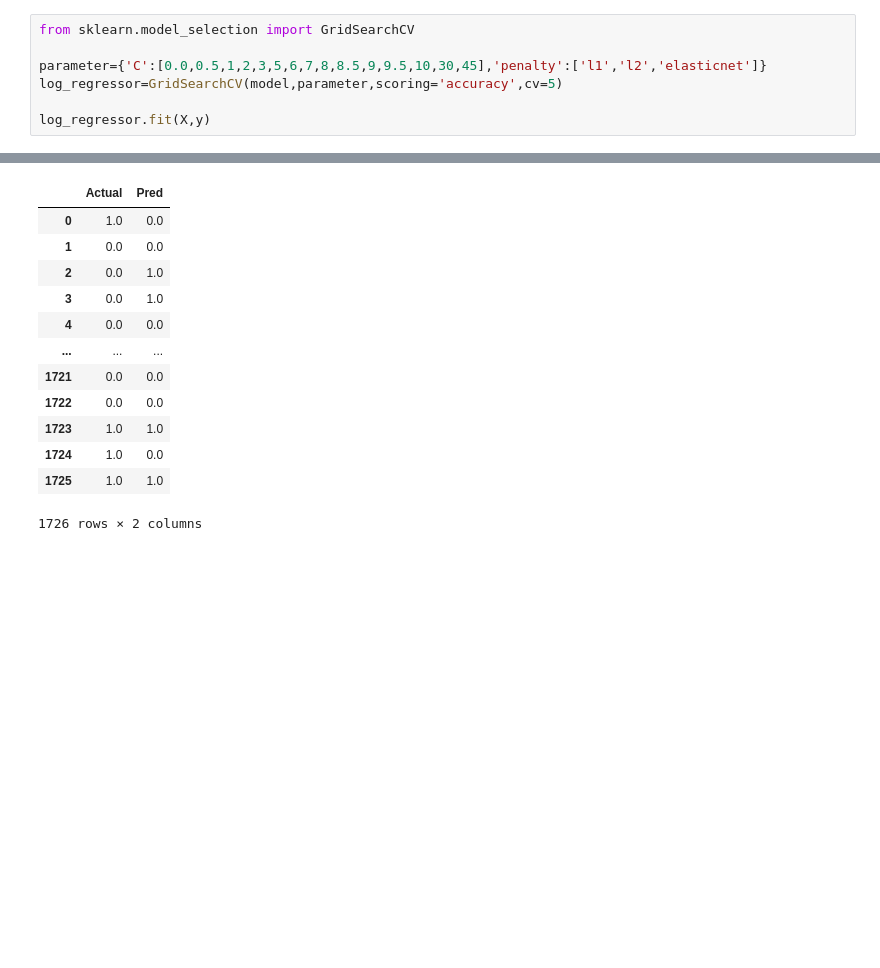
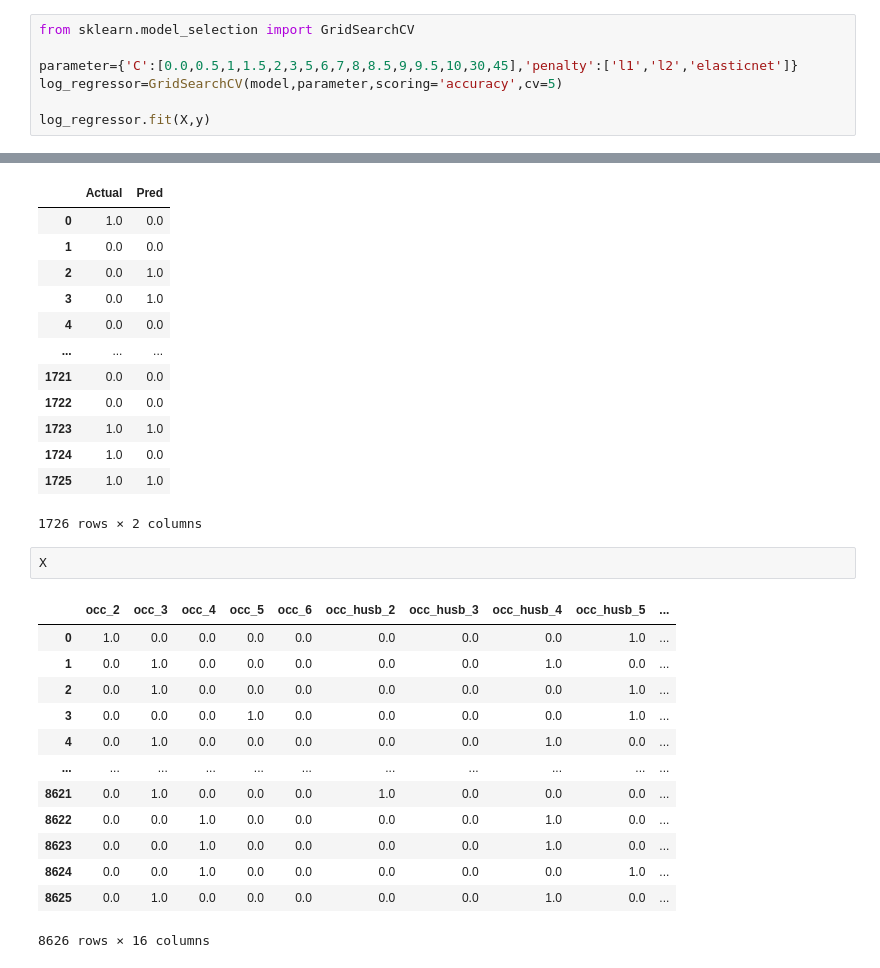
Before and after one commit to shiv0112/logistic_regression_affair, a Jupyter notebook: notebooks/logistic_regression.ipynb, the cells around one changed output, grey strips where cells are left out. Saved outputs shown, nothing was run; the diff lists cells and outputs as text; blank space fills up the shorter version.

```diff
--- a/notebooks/logistic_regression.ipynb
+++ b/notebooks/logistic_regression.ipynb
@@ -351,7 +351,7 @@ LogisticRegression()
 # %%
 from sklearn.model_selection import GridSearchCV
 
-parameter={'C':[0.0,0.5,1,2,3,5,6,7,8,8.5,9,9.5,10,30,45],'penalty':['l1','l2','elasticnet']}
+parameter={'C':[0.0,0.5,1,1.5,2,3,5,6,7,8,8.5,9,9.5,10,30,45],'penalty':['l1','l2','elasticnet']}
 log_regressor=GridSearchCV(model,parameter,scoring='accuracy',cv=5)
 
 log_regressor.fit(X,y)
@@ -469,3 +469,19 @@ pd.concat([y_test,y_pred], axis=1)
 | 1724 | 1.0 | 0.0 |
 | 1725 | 1.0 | 1.0 |
 1726 rows × 2 columns
+# %%
+X
+# %% [output]
+|  | occ_2 | occ_3 | occ_4 | occ_5 | occ_6 | occ_husb_2 | occ_husb_3 | occ_husb_4 | occ_husb_5 | ... |
+| 0 | 1.0 | 0.0 | 0.0 | 0.0 | 0.0 | 0.0 | 0.0 | 0.0 | 1.0 | ... |
+| 1 | 0.0 | 1.0 | 0.0 | 0.0 | 0.0 | 0.0 | 0.0 | 1.0 | 0.0 | ... |
+| 2 | 0.0 | 1.0 | 0.0 | 0.0 | 0.0 | 0.0 | 0.0 | 0.0 | 1.0 | ... |
+| 3 | 0.0 | 0.0 | 0.0 | 1.0 | 0.0 | 0.0 | 0.0 | 0.0 | 1.0 | ... |
+| 4 | 0.0 | 1.0 | 0.0 | 0.0 | 0.0 | 0.0 | 0.0 | 1.0 | 0.0 | ... |
+| ... | ... | ... | ... | ... | ... | ... | ... | ... | ... | ... |
+| 8621 | 0.0 | 1.0 | 0.0 | 0.0 | 0.0 | 1.0 | 0.0 | 0.0 | 0.0 | ... |
+| 8622 | 0.0 | 0.0 | 1.0 | 0.0 | 0.0 | 0.0 | 0.0 | 1.0 | 0.0 | ... |
+| 8623 | 0.0 | 0.0 | 1.0 | 0.0 | 0.0 | 0.0 | 0.0 | 1.0 | 0.0 | ... |
+| 8624 | 0.0 | 0.0 | 1.0 | 0.0 | 0.0 | 0.0 | 0.0 | 0.0 | 1.0 | ... |
+| 8625 | 0.0 | 1.0 | 0.0 | 0.0 | 0.0 | 0.0 | 0.0 | 1.0 | 0.0 | ... |
+8626 rows × 16 columns
```
Also changed, not shown: parts of 2 cells of this notebook, 11 other files.
